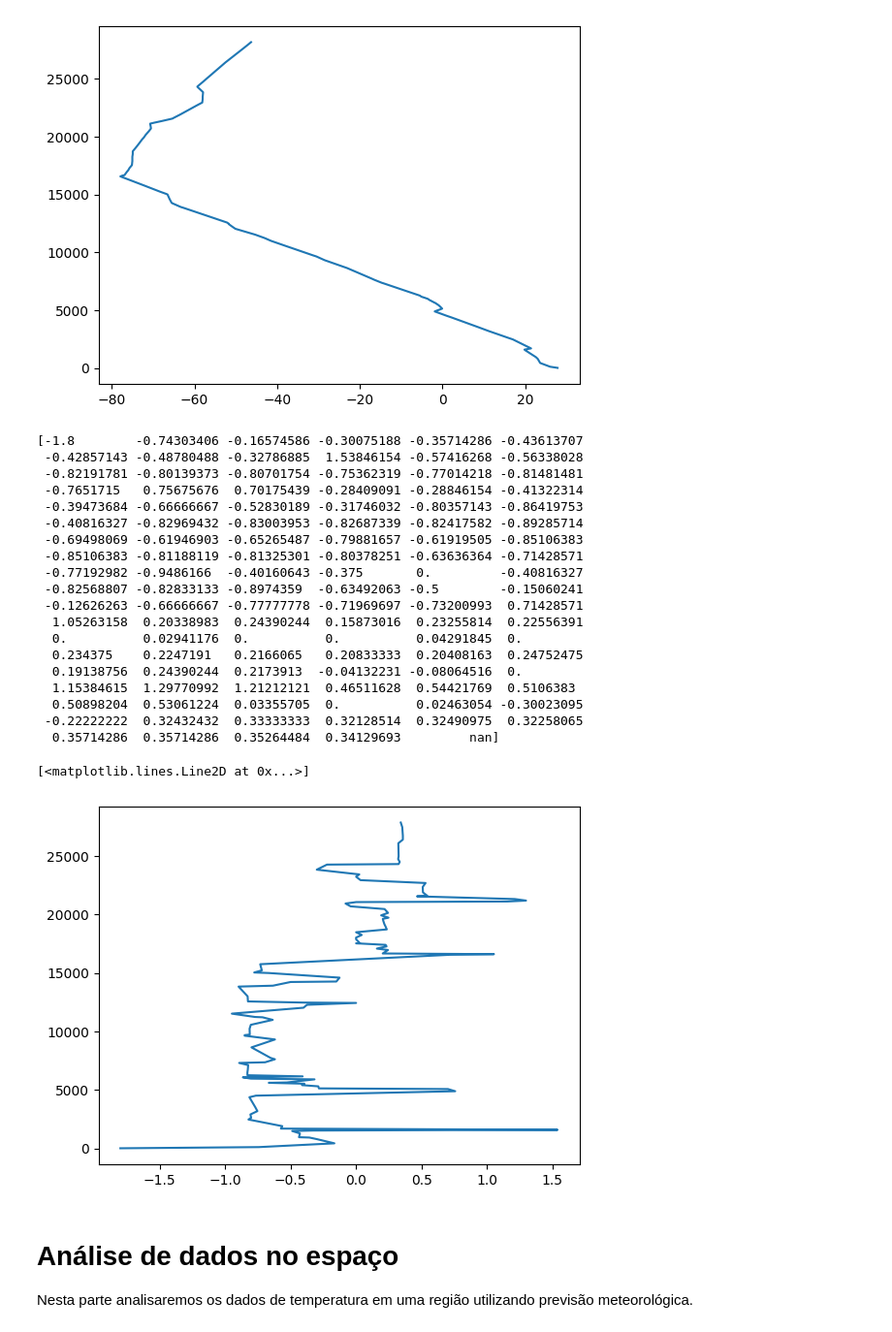
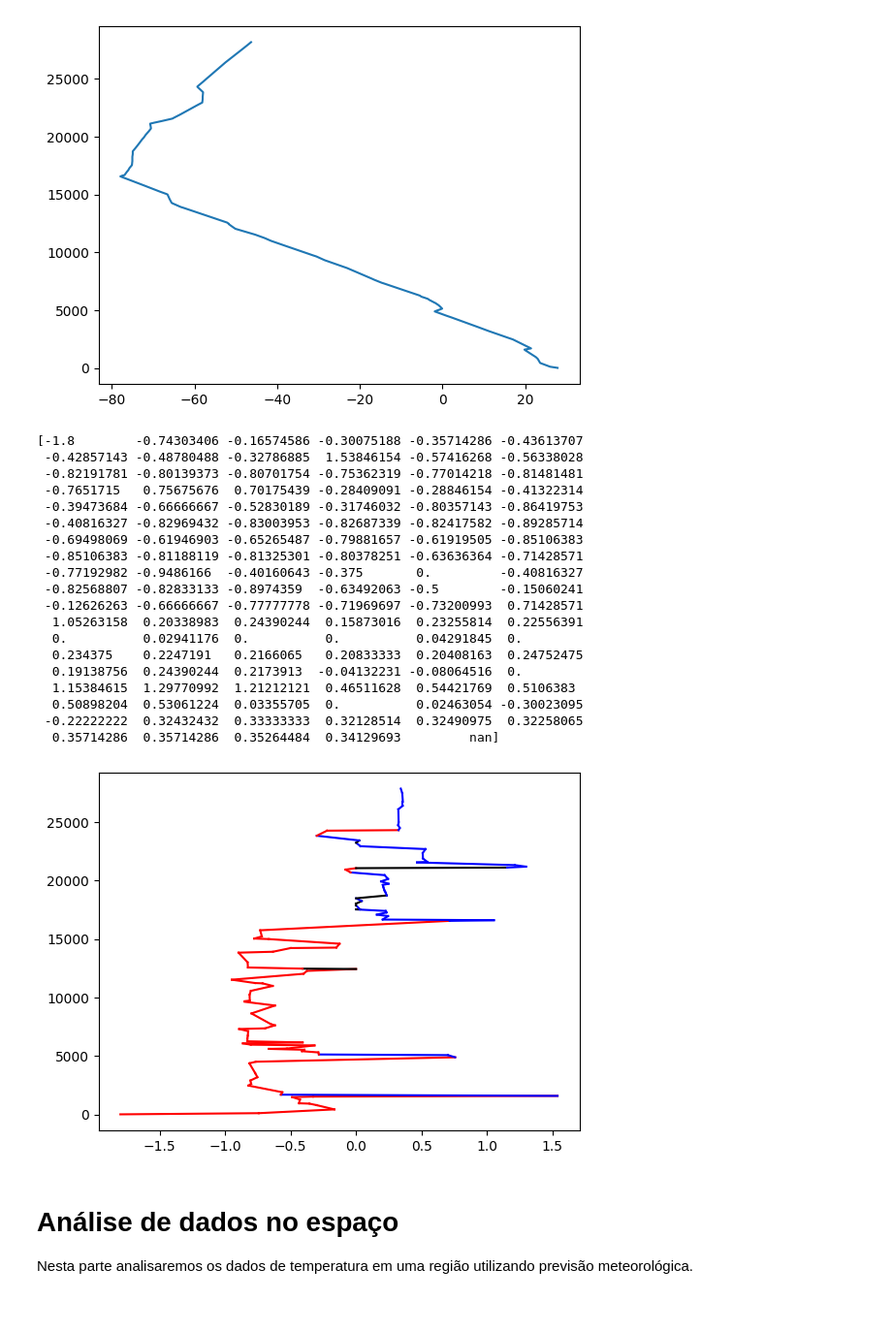
Before and after one commit to brunaboscato/ENS5173_20241, a Jupyter notebook: Atividade02.ipynb, the cells around one changed output. Shown at 97% size. Drawn from its saved outputs; the diff is of its cells as text; code cells hidden in the pictures.

```diff
--- a/Atividade02.ipynb
+++ b/Atividade02.ipynb
@@ -263,38 +264,61 @@ ax.plot(df['temperature'],df['height'])
 [<matplotlib.lines.Line2D at 0x...>]
 [figure]
 # %%
+import numpy as np
+import pandas as pd
+import matplotlib.pyplot as plt
+
 # Calcular gradiente de temperatura
-
 deltaT = np.diff(df['temperature'])
 deltaZ = np.diff(df['height'])
 
-dTdZ= (deltaT/deltaZ)*100 # a cada 100m
+dTdZ = (deltaT / deltaZ) * 100  # a cada 100m
 print(dTdZ)
 
-fig,ax = plt.subplots()
-ax.plot(dTdZ,df['height'][:-1])
+# Classificar o gradiente de temperatura
+estabilidade = []
+for grad in dTdZ:
+    if grad > 0:
+        estabilidade.append('estável')
+    elif grad < 0:
+        estabilidade.append('instável')
+    else:
+        estabilidade.append('neutro')
+
+# Criar o gráfico
+fig, ax = plt.subplots()
+
+# Plotar os gradientes com cores diferentes
+for i in range(len(dTdZ)-1):
+    if estabilidade[i] == 'instável':
+        ax.plot([dTdZ[i], dTdZ[i+1]], [df['height'][i], df['height'][i+1]], 'r-')  # linha vermelha para instável
+    elif estabilidade[i] == 'estável':
+        ax.plot([dTdZ[i], dTdZ[i+1]], [df['height'][i], df['height'][i+1]], 'b-')  # linha azul para estável
+    else:
+        ax.plot([dTdZ[i], dTdZ[i+1]], [df['height'][i], df['height'][i+1]], 'k-')  # linha preta para neutro
+
+plt.show()
 # %% [output]
 [-1.8        -0.74303406 -0.16574586 -0.30075188 -0.35714286 -0.43613707
  -0.42857143 -0.48780488 -0.32786885  1.53846154 -0.57416268 -0.56338028
  -0.82191781 -0.80139373 -0.80701754 -0.75362319 -0.77014218 -0.81481481
  -0.7651715   0.75675676  0.70175439 -0.28409091 -0.28846154 -0.41322314
  -0.39473684 -0.66666667 -0.52830189 -0.31746032 -0.80357143 -0.86419753
  -0.40816327 -0.82969432 -0.83003953 -0.82687339 -0.82417582 -0.89285714
  -0.69498069 -0.61946903 -0.65265487 -0.79881657 -0.61919505 -0.85106383
  -0.85106383 -0.81188119 -0.81325301 -0.80378251 -0.63636364 -0.71428571
  -0.77192982 -0.9486166  -0.40160643 -0.375       0.         -0.40816327
  -0.82568807 -0.82833133 -0.8974359  -0.63492063 -0.5        -0.15060241
  -0.12626263 -0.66666667 -0.77777778 -0.71969697 -0.73200993  0.71428571
   1.05263158  0.20338983  0.24390244  0.15873016  0.23255814  0.22556391
   0.          0.02941176  0.          0.          0.04291845  0.
   0.234375    0.2247191   0.2166065   0.20833333  0.20408163  0.24752475
   0.19138756  0.24390244  0.2173913  -0.04132231 -0.08064516  0.
   1.15384615  1.29770992  1.21212121  0.46511628  0.54421769  0.5106383
   0.50898204  0.53061224  0.03355705  0.          0.02463054 -0.30023095
  -0.22222222  0.32432432  0.33333333  0.32128514  0.32490975  0.32258065
   0.35714286  0.35714286  0.35264484  0.34129693         nan]
-[<matplotlib.lines.Line2D at 0x...>]
-[figure, old version]
+[figure, new version]
 # %% [markdown]
 # Análise de dados no espaço
 Nesta parte analisaremos os dados de temperatura em uma região utilizando previsão meteorológica.
```
Also changed, not shown: parts of 2 cells of this notebook.
